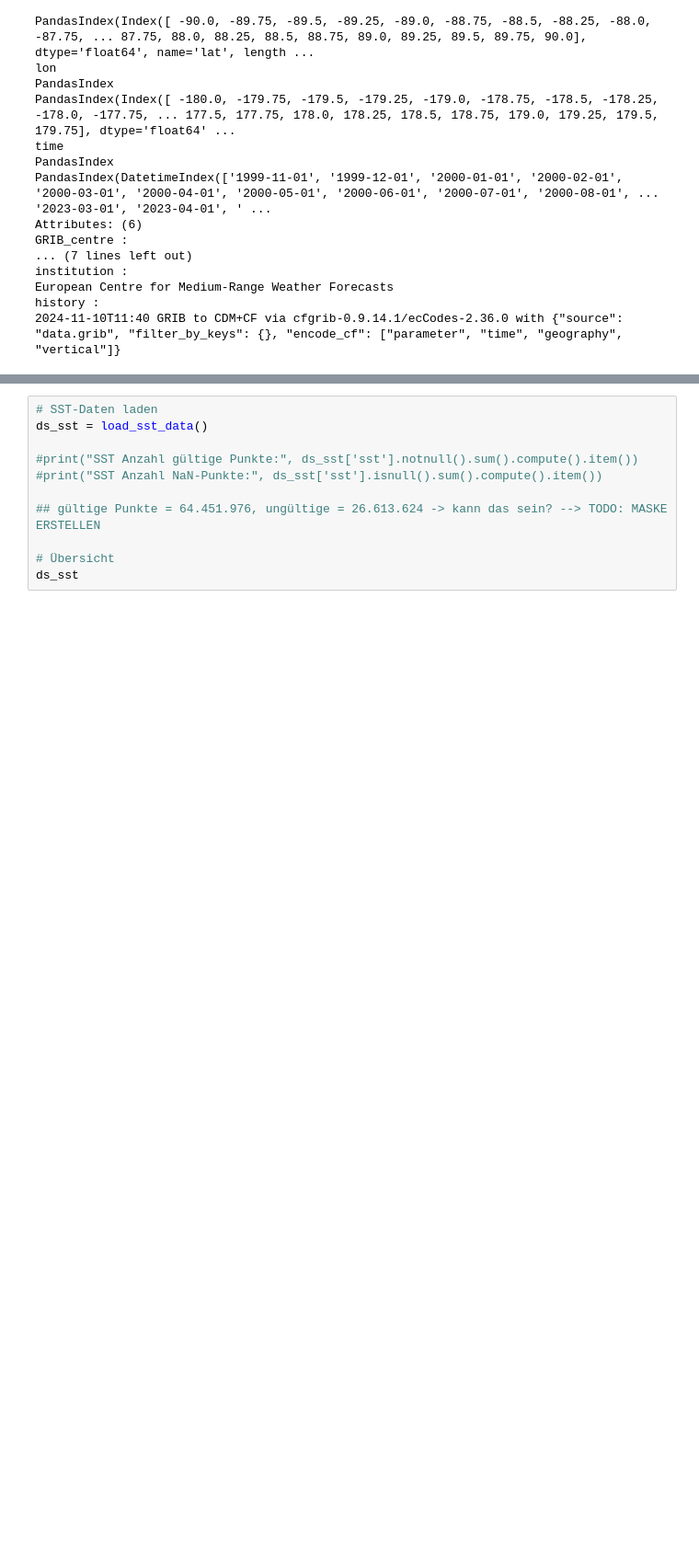
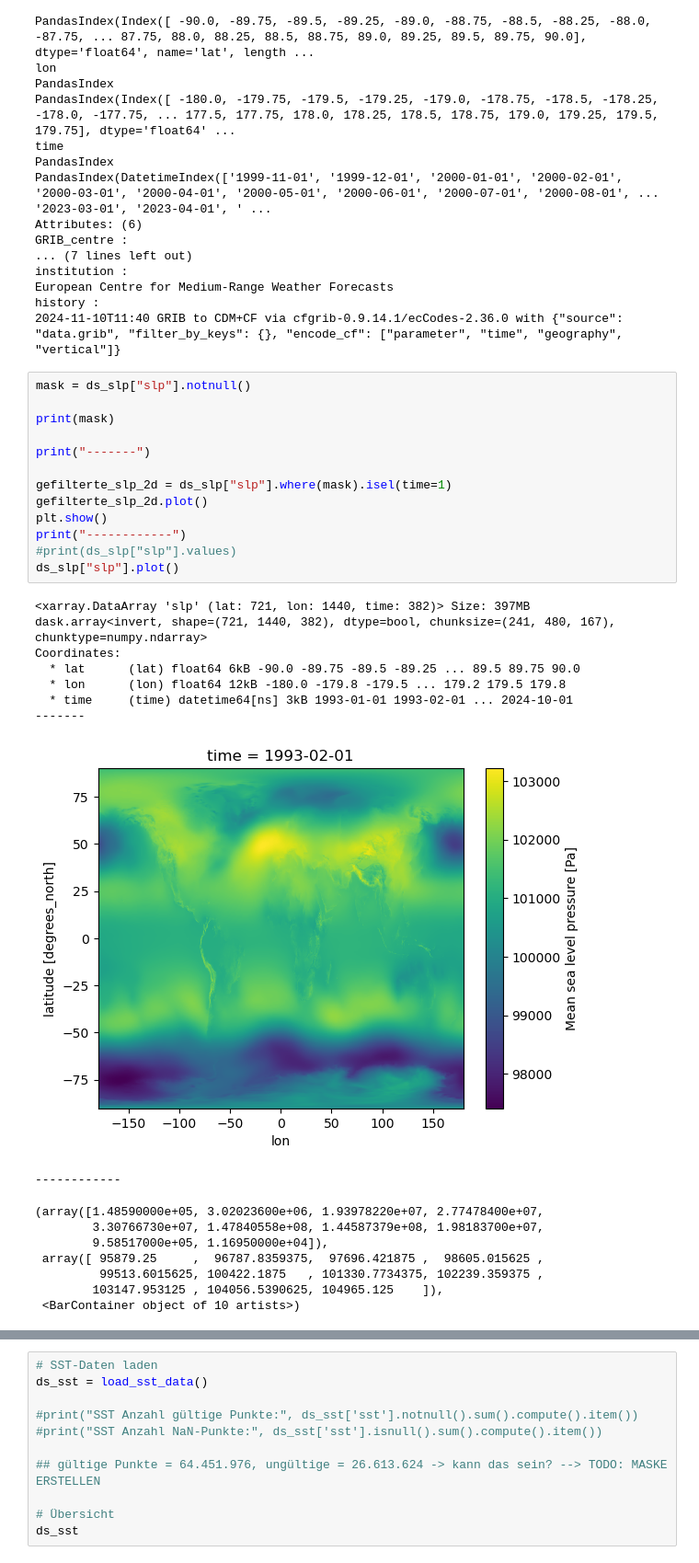
Before and after one commit to steffiwinter/pherProj, a Jupyter notebook: 02_read_slp.ipynb, the cells around one changed output, grey strips where cells are left out. Shown: that part at 92% size. Cells and saved outputs as stored; diff of their text form; blank space fills up the shorter version.

```diff
--- a/02_read_slp.ipynb
+++ b/02_read_slp.ipynb
@@ -143,3 +109,33 @@ institution :
 European Centre for Medium-Range Weather Forecasts
 history :
 2024-11-10T11:40 GRIB to CDM+CF via cfgrib-0.9.14.1/ecCodes-2.36.0 with {"source": "data.grib", "filter_by_keys": {}, "encode_cf": ["parameter", "time", "geography", "vertical"]}
+# %%
+mask = ds_slp["slp"].notnull()
+
+print(mask)
+
+print("-------")
+
+gefilterte_slp_2d = ds_slp["slp"].where(mask).isel(time=1)
+gefilterte_slp_2d.plot()
+plt.show()
+print("------------")
+#print(ds_slp["slp"].values)
+ds_slp["slp"].plot()
+# %% [output]
+<xarray.DataArray 'slp' (lat: 721, lon: 1440, time: 382)> Size: 397MB
+dask.array<invert, shape=(721, 1440, 382), dtype=bool, chunksize=(241, 480, 167), chunktype=numpy.ndarray>
+Coordinates:
+  * lat      (lat) float64 6kB -90.0 -89.75 -89.5 -89.25 ... 89.5 89.75 90.0
+  * lon      (lon) float64 12kB -180.0 -179.8 -179.5 ... 179.2 179.5 179.8
+  * time     (time) datetime64[ns] 3kB 1993-01-01 1993-02-01 ... 2024-10-01
+-------
+[figure, added]
+------------
+(array([1.48590000e+05, 3.02023600e+06, 1.93978220e+07, 2.77478400e+07,
+        3.30766730e+07, 1.47840558e+08, 1.44587379e+08, 1.98183700e+07,
+        9.58517000e+05, 1.16950000e+04]),
+ array([ 95879.25     ,  96787.8359375,  97696.421875 ,  98605.015625 ,
+         99513.6015625, 100422.1875   , 101330.7734375, 102239.359375 ,
+        103147.953125 , 104056.5390625, 104965.125    ]),
+ <BarContainer object of 10 artists>)
```
Also changed, not shown: parts of 4 cells of this notebook, 2 other files.
